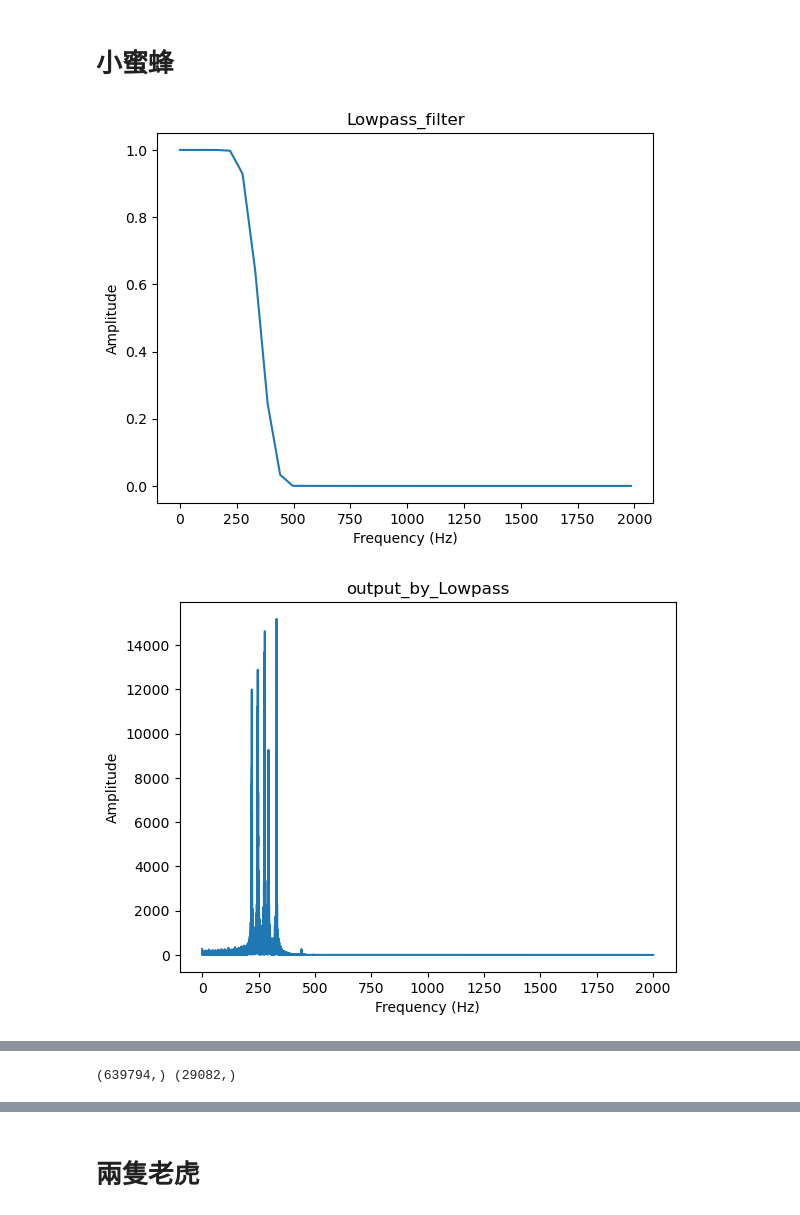
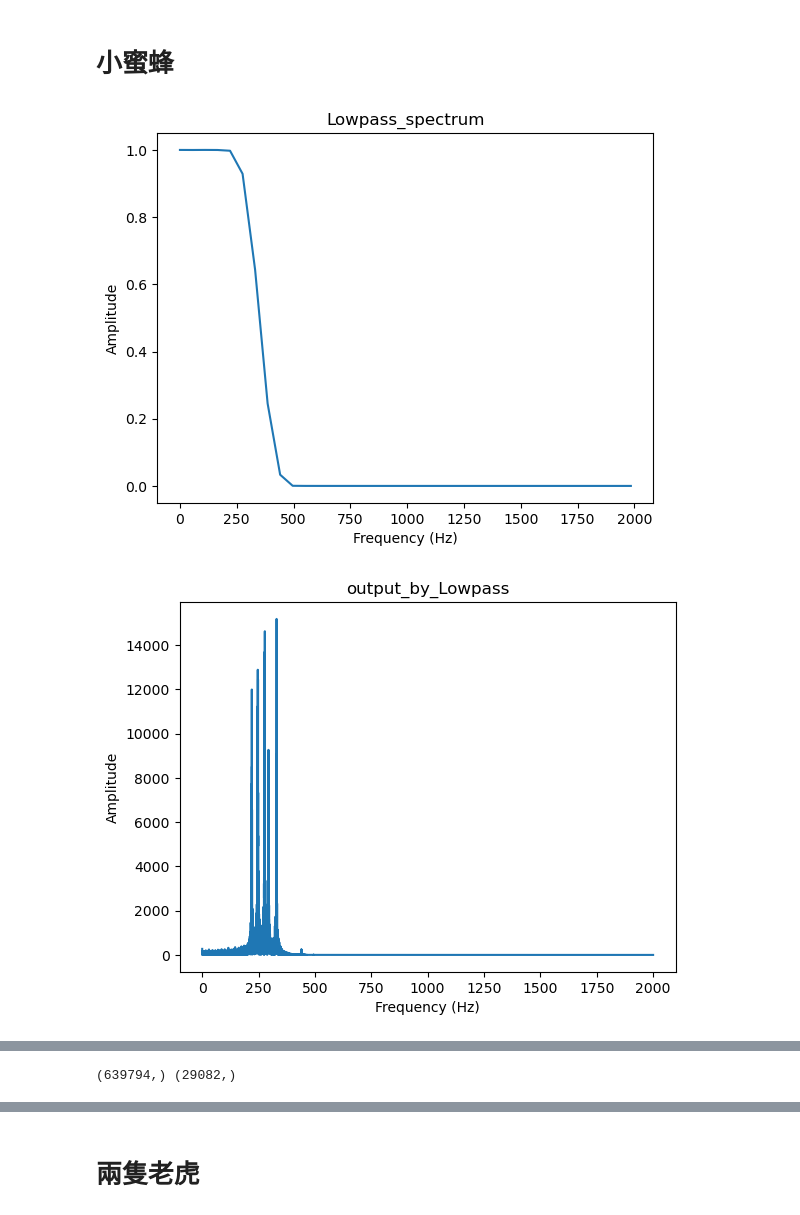
Before and after one commit to 108062138/multimedia-hw2, a Jupyter notebook: Q2/2.ipynb, the cells around one changed output, grey strips where cells are left out. Cells and saved outputs as stored; diff of their text form; code cells hidden in the pictures.

```diff
--- a/Q2/2.ipynb
+++ b/Q2/2.ipynb
@@ -93,11 +93,11 @@ def window(ideal_filter, N, window_type):
 def masking(input_audio, my_filter, N):
     res = np.zeros(input_audio.shape)
     return np.convolve(input_audio, my_filter, 'same')#speed up line
-    #for i in range(input_audio.shape[0]):
-    #    for j in range(N):
-    #        if i-j >= 0:
-    #            res[i] = res[i] + input_audio[i-j] * my_filter[j]
-    #return res
+    for i in range(input_audio.shape[0]):
+        for j in range(N):
+            if i-j >= 0:
+                res[i] = res[i] + input_audio[i-j] * my_filter[j]
+    return res
 def one_fold_echo(input_audio, delay, gain):
     res = np.zeros(input_audio.shape)
     for i in range(input_audio.shape[0]):
@@ -141,24 +141,24 @@ freq_domain(input_audio=input_audio, f_sampling_rate=sampling_rate, filename='in
 # %%
 f_cutoff = 350
 N = 800
 my_low_pass_filter = low_pass_filter(f_cutoff=f_cutoff, f_sampling_rate=sampling_rate, N = N, window_type='blackman')
-freq_domain(input_audio=my_low_pass_filter, f_sampling_rate=sampling_rate, filename='Lowpass_filter')
+freq_domain(input_audio=my_low_pass_filter, f_sampling_rate=sampling_rate, filename='Lowpass_spectrum')
 res = masking(input_audio=input_audio, my_filter=my_low_pass_filter, N=800)
 tmp = res.copy()
 freq_domain(input_audio=res, f_sampling_rate=sampling_rate, filename='output_by_Lowpass')
 time_domain(input_audio=my_low_pass_filter, filename='Lowpass_shape')
 base_store_name = '.\\output\\Lowpass_'+ str(f_cutoff) + '_' + str(N)
 video_saver(input_audio=res, sampling_rate=sampling_rate, filename= base_store_name + '.wav')
 one_fold_res = one_fold_echo(input_audio=res, delay=1000, gain=0.5)
 multi_fold_res = multiple_fold_echo(input_audio=res, delay=1000, gain=0.5)
 video_saver(input_audio=one_fold_res, sampling_rate=sampling_rate, filename='.\\output\\Echo_one.wav')
 video_saver(input_audio=multi_fold_res, sampling_rate=sampling_rate, filename='.\\output\\Echo_multiple.wav')
 new_sampling_rate = 2000
 down_sampling_res = down_sampling(input_audio=tmp, sampling_rate=sampling_rate, new_sampling_rate=new_sampling_rate)
 freq_domain(input_audio=down_sampling_res, f_sampling_rate=new_sampling_rate, filename='low_pass_freq_2khz')
 video_saver(input_audio=down_sampling_res, sampling_rate=new_sampling_rate, filename=base_store_name + '_2kHZ.wav')
 # %% [output]
-[figure, old version]
+[figure, new version]
 [figure]
 [figure]
 (639794,) (29082,)
```
Also changed, not shown: parts of 3 cells of this notebook, 8 other files.
